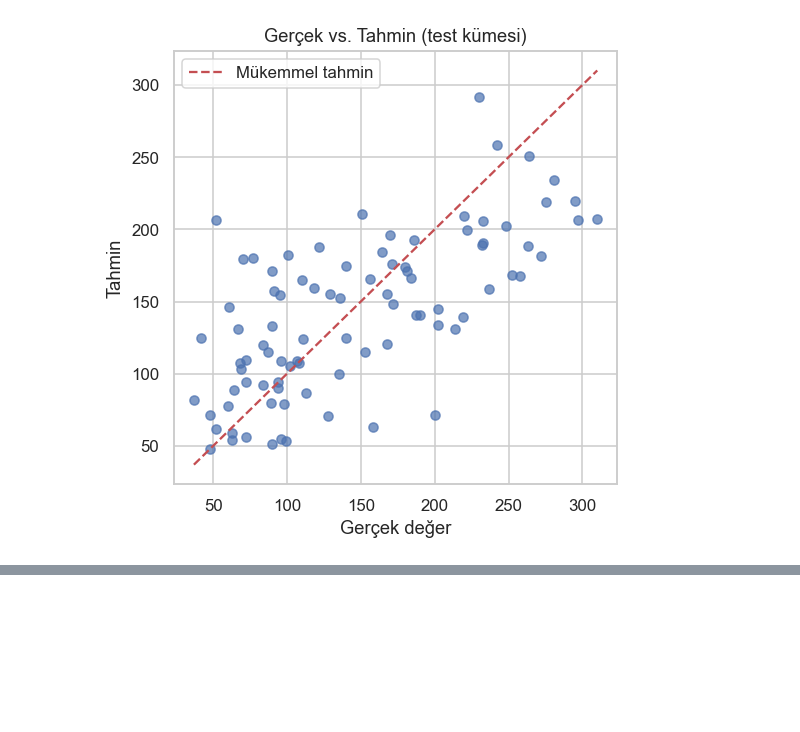
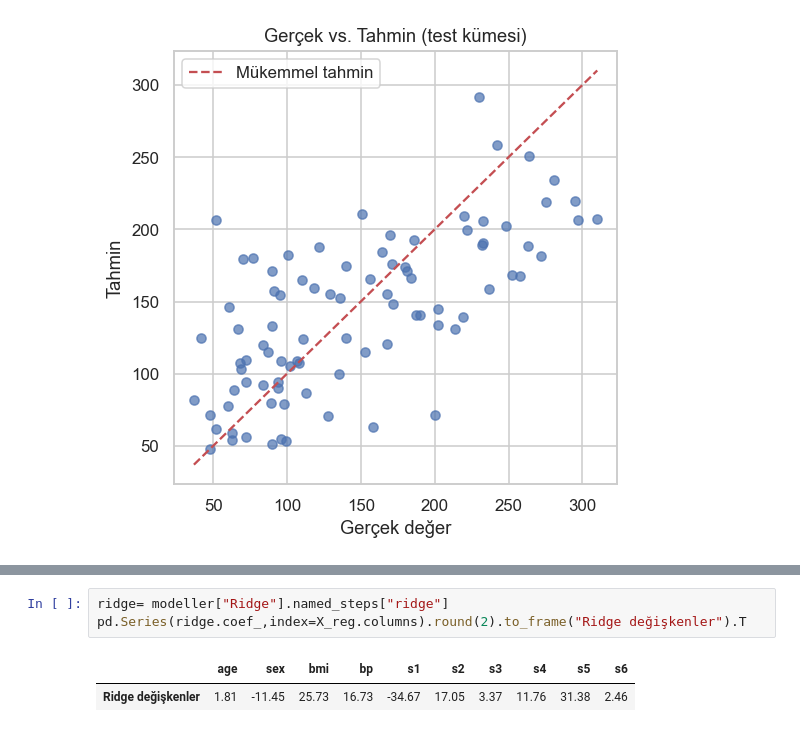
Before and after one commit to 0gsar1m/SoftITo, a Jupyter notebook: Machine_Learning/Regression_colaab_hocanın_21.09.2026.ipynb, the cells around one changed output, grey strips where cells are left out. Drawn from its saved outputs; the diff is of its cells as text; blank space fills up the shorter version.

```diff
--- a/Machine_Learning/Linear_regression_colaab_hocanın_21.09.2026.ipynb
+++ b/Machine_Learning/Regression_colaab_hocanın_21.09.2026.ipynb
@@ -190,0 +183,6 @@ dict_keys(['Doğrusal', 'Ridge', 'Lasso'])
+# %%
+ridge= modeller["Ridge"].named_steps["ridge"]
+pd.Series(ridge.coef_,index=X_reg.columns).round(2).to_frame("Ridge değişkenler").T
+# %% [output]
+|  | age | sex | bmi | bp | s1 | s2 | s3 | s4 | s5 | s6 |
+| Ridge değişkenler | 1.81 | -11.45 | 25.73 | 16.73 | -34.67 | 17.05 | 3.37 | 11.76 | 31.38 | 2.46 |
```
Also changed, not shown: parts of 8 cells of this notebook, 1 other file.
